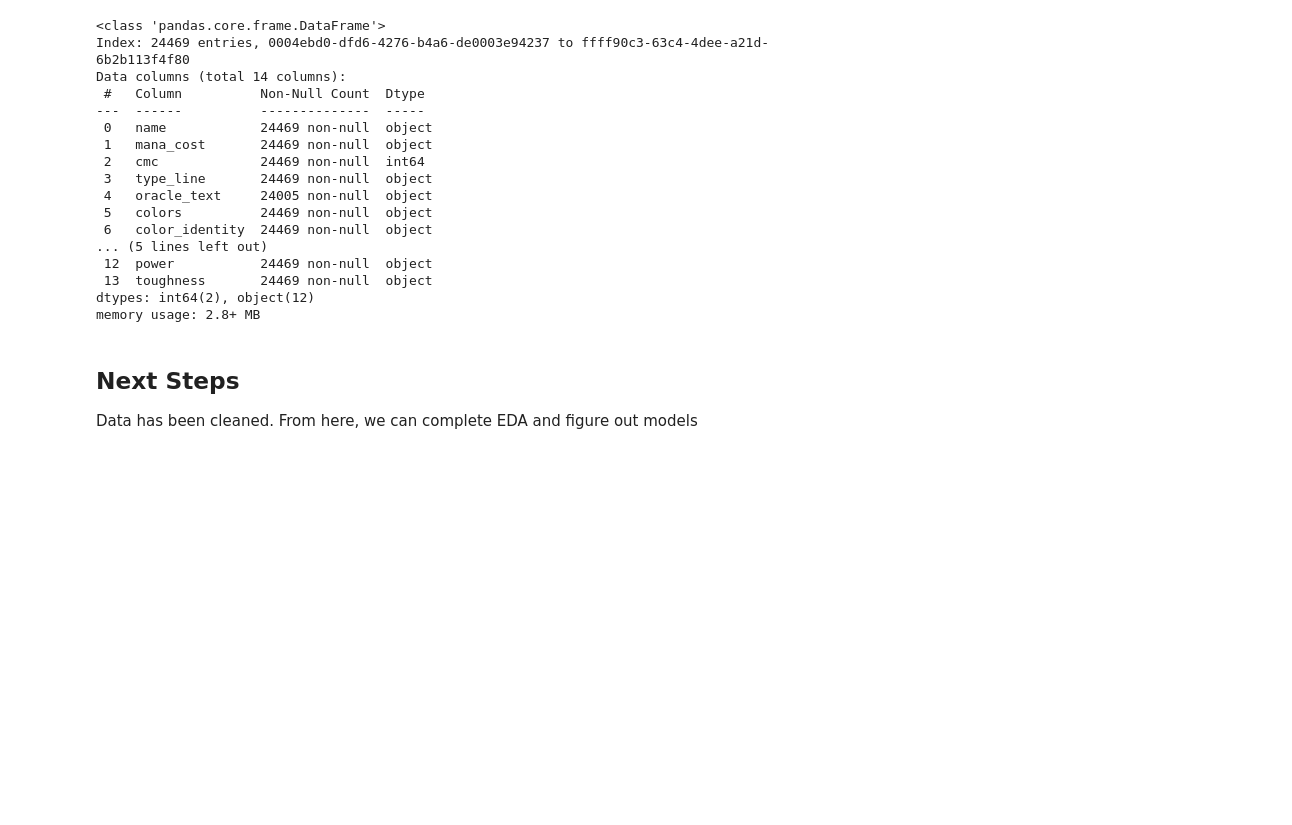
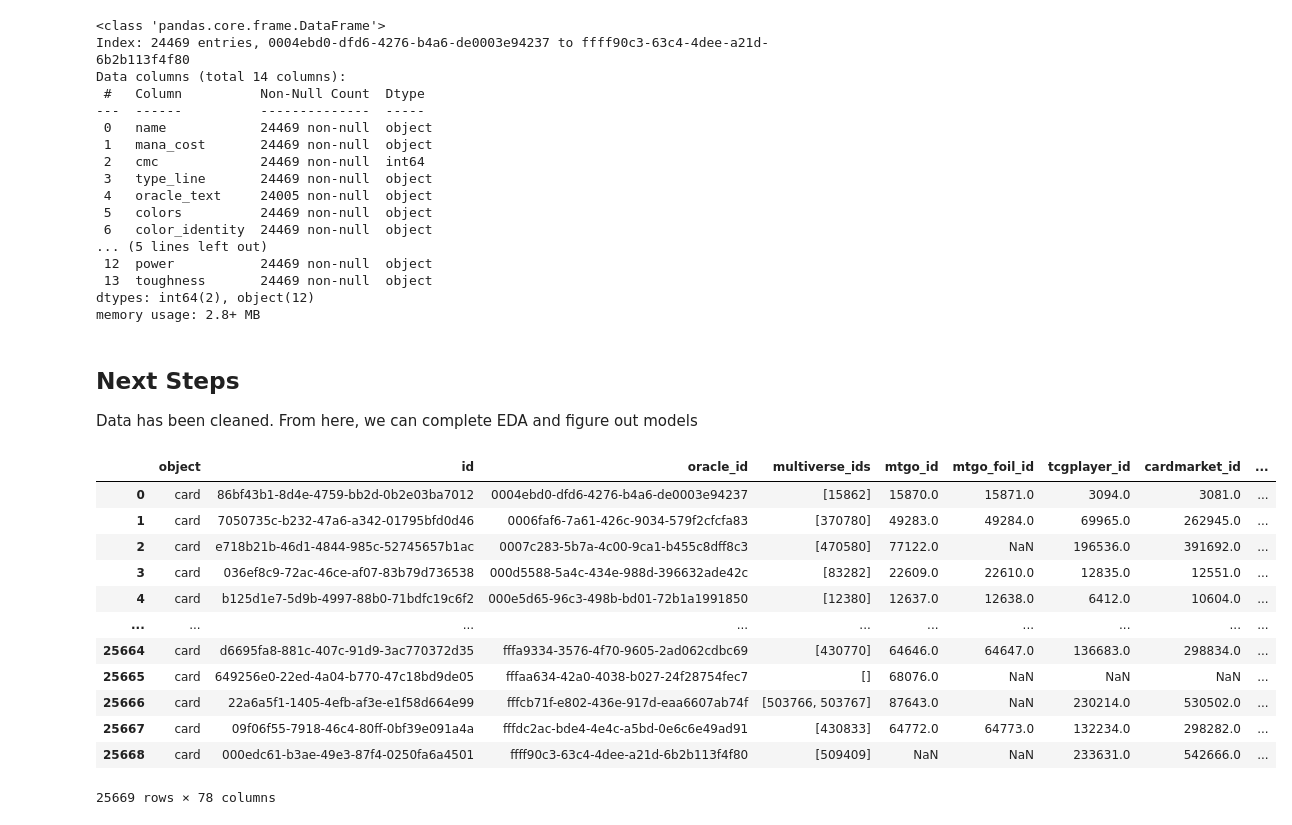
Before and after one commit to lucchesia7/mtg_app, a Jupyter notebook: data_cleaning/data_cleaning.ipynb, the cells around one changed output. Cells and saved outputs as stored; diff of their text form; code cells hidden in the pictures; blank space fills up the shorter version.

Commit message:
ffff
ffff

```diff
--- a/data_cleaning/data_cleaning.ipynb
+++ b/data_cleaning/data_cleaning.ipynb
@@ -218,3 +218,19 @@ memory usage: 2.8+ MB
 # %% [markdown]
 ## Next Steps
 Data has been cleaned. From here, we can complete EDA and figure out models
+# %%
+df
+# %% [output]
+|  | object | id | oracle_id | multiverse_ids | mtgo_id | mtgo_foil_id | tcgplayer_id | cardmarket_id | ... |
+| 0 | card | 86bf43b1-8d4e-4759-bb2d-0b2e03ba7012 | 0004ebd0-dfd6-4276-b4a6-de0003e94237 | [15862] | 15870.0 | 15871.0 | 3094.0 | 3081.0 | ... |
+| 1 | card | 7050735c-b232-47a6-a342-01795bfd0d46 | 0006faf6-7a61-426c-9034-579f2cfcfa83 | [370780] | 49283.0 | 49284.0 | 69965.0 | 262945.0 | ... |
+| 2 | card | e718b21b-46d1-4844-985c-52745657b1ac | 0007c283-5b7a-4c00-9ca1-b455c8dff8c3 | [470580] | 77122.0 | NaN | 196536.0 | 391692.0 | ... |
+| 3 | card | 036ef8c9-72ac-46ce-af07-83b79d736538 | 000d5588-5a4c-434e-988d-396632ade42c | [83282] | 22609.0 | 22610.0 | 12835.0 | 12551.0 | ... |
+| 4 | card | b125d1e7-5d9b-4997-88b0-71bdfc19c6f2 | 000e5d65-96c3-498b-bd01-72b1a1991850 | [12380] | 12637.0 | 12638.0 | 6412.0 | 10604.0 | ... |
+| ... | ... | ... | ... | ... | ... | ... | ... | ... | ... |
+| 25664 | card | d6695fa8-881c-407c-91d9-3ac770372d35 | fffa9334-3576-4f70-9605-2ad062cdbc69 | [430770] | 64646.0 | 64647.0 | 136683.0 | 298834.0 | ... |
+| 25665 | card | 649256e0-22ed-4a04-b770-47c18bd9de05 | fffaa634-42a0-4038-b027-24f28754fec7 | [] | 68076.0 | NaN | NaN | NaN | ... |
+| 25666 | card | 22a6a5f1-1405-4efb-af3e-e1f58d664e99 | fffcb71f-e802-436e-917d-eaa6607ab74f | [503766, 503767] | 87643.0 | NaN | 230214.0 | 530502.0 | ... |
+| 25667 | card | 09f06f55-7918-46c4-80ff-0bf39e091a4a | fffdc2ac-bde4-4e4c-a5bd-0e6c6e49ad91 | [430833] | 64772.0 | 64773.0 | 132234.0 | 298282.0 | ... |
+| 25668 | card | 000edc61-b3ae-49e3-87f4-0250fa6a4501 | ffff90c3-63c4-4dee-a21d-6b2b113f4f80 | [509409] | NaN | NaN | 233631.0 | 542666.0 | ... |
+25669 rows × 78 columns
```
Also changed, not shown: 12 other files.
